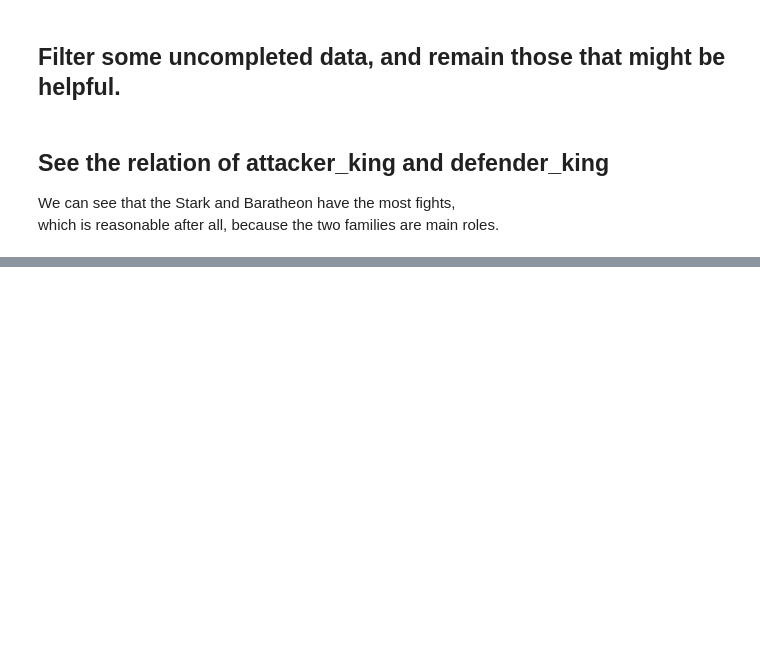
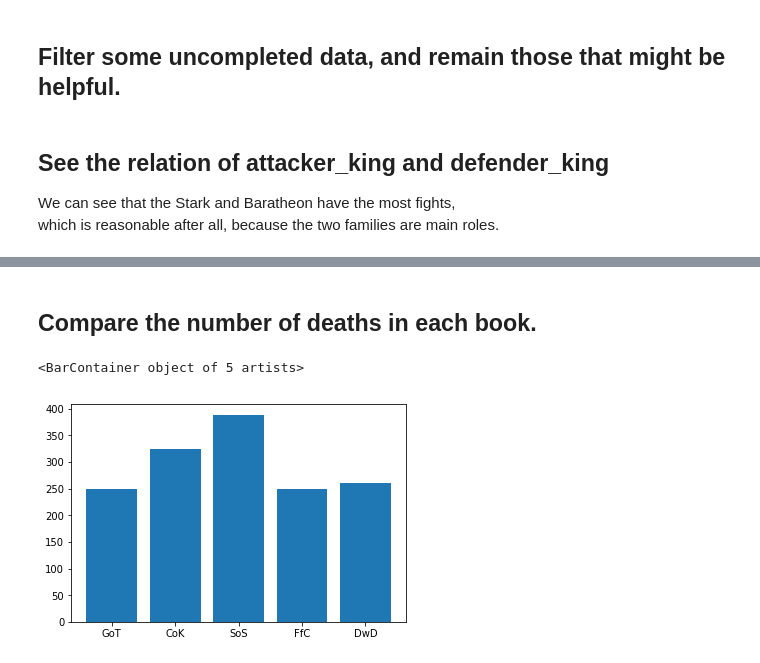
Before and after one commit to PengWenChen/FDA-Course, a Jupyter notebook: HW1/FDA_pratice_HW1_PART2.ipynb, the cells around one changed output, grey strips where cells are left out. Cells and saved outputs as stored; diff of their text form; code cells hidden in the pictures; blank space fills up the shorter version.

```diff
--- a/HW1/FDA_pratice_HW1_PART2.ipynb
+++ b/HW1/FDA_pratice_HW1_PART2.ipynb
@@ -92,0 +117,14 @@ plt.show()
+# %% [markdown]
+## Compare the number of deaths in each book.
+# %%
+Book1 = deaths['GoT'].sum()
+Book2 = deaths['CoK'].sum()
+Book3 = deaths['SoS'].sum()
+Book4 = deaths['FfC'].sum()
+Book5 = deaths['DwD'].sum()
+BookDeath = [Book1, Book2, Book3, Book4, Book5]
+Book = ['GoT', 'CoK', 'SoS', 'FfC', 'DwD']
+plt.bar(Book, BookDeath)
+# %% [output]
+<BarContainer object of 5 artists>
+[figure, added]
```
Also changed, not shown: parts of 9 cells of this notebook, 1 other file.
